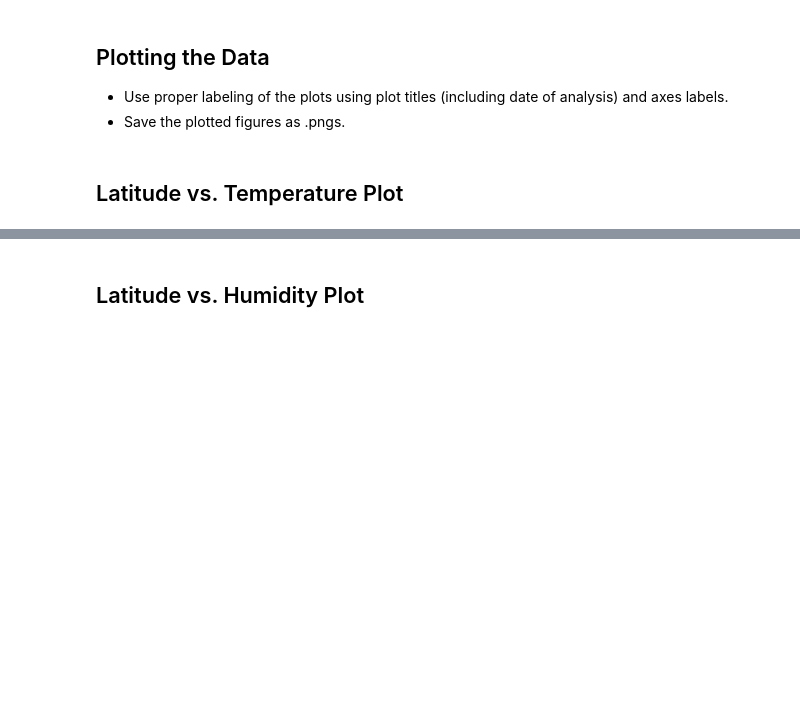
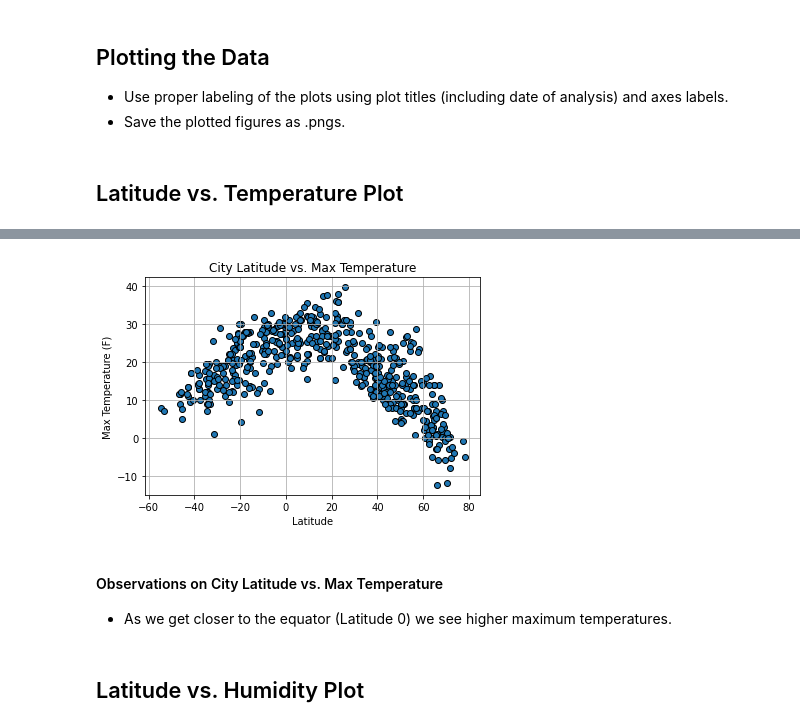
Before and after one commit to eucortes04/python-api-challenge, a Jupyter notebook: WeatherPy/WeatherPy.ipynb, the cells around one changed output, grey strips where cells are left out. Cells and saved outputs as stored; diff of their text form; code cells hidden in the pictures; blank space fills up the shorter version.

Commit message:
Adding Scatter Plots

```diff
--- a/WeatherPy/WeatherPy.ipynb
+++ b/WeatherPy/WeatherPy.ipynb
@@ -130,0 +122,13 @@ Int64Index([], dtype='int64')
+# %%
+weatherDF = pd.DataFrame({
+    "City":cityList,
+    "Lat":lat,
+    "Lng":lng,
+    "Max Temp":maxTemp,
+    "Humidity":humidity,
+    "Cloudiness":cloudiness,
+    "Wind Speed":windSpeed,
+    "Country":country,
+    "Date":date
+})
+weatherDF.head()
@@ -140,2 +161,20 @@ Int64Index([], dtype='int64')
+# %%
+#Scatter Plot
+plt.scatter(weatherDF['Lat'],weatherDF['Max Temp'],edgecolor='black')
+
+#Adding info
+plt.xlabel('Latitude')
+plt.ylabel('Max Temperature (F)')
+plt.title(f'City Latitude vs. Max Temperature')
+plt.grid()
+
+#Save and Show
+plt.savefig('Output/Temperature vs Latitude.png')
+plt.show()
+# %% [output]
+[figure, added]
+# %% [markdown]
+#### Observations on City Latitude vs. Max Temperature
+* As we get closer to the equator (Latitude 0) we see higher maximum temperatures.
 # %% [markdown]
 ## Latitude vs. Humidity Plot
```
Also changed, not shown: parts of 25 cells of this notebook, 4 other files.
